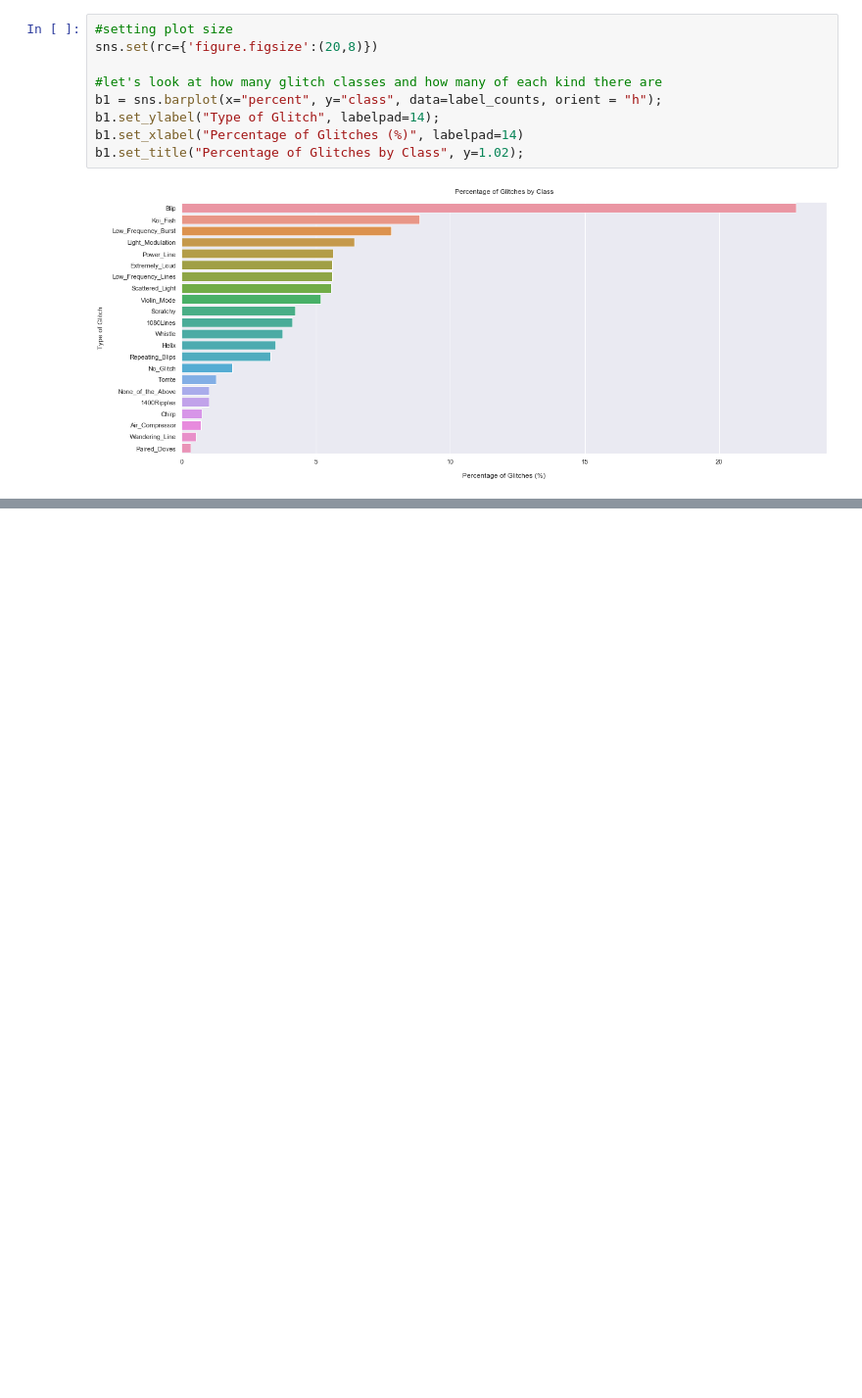
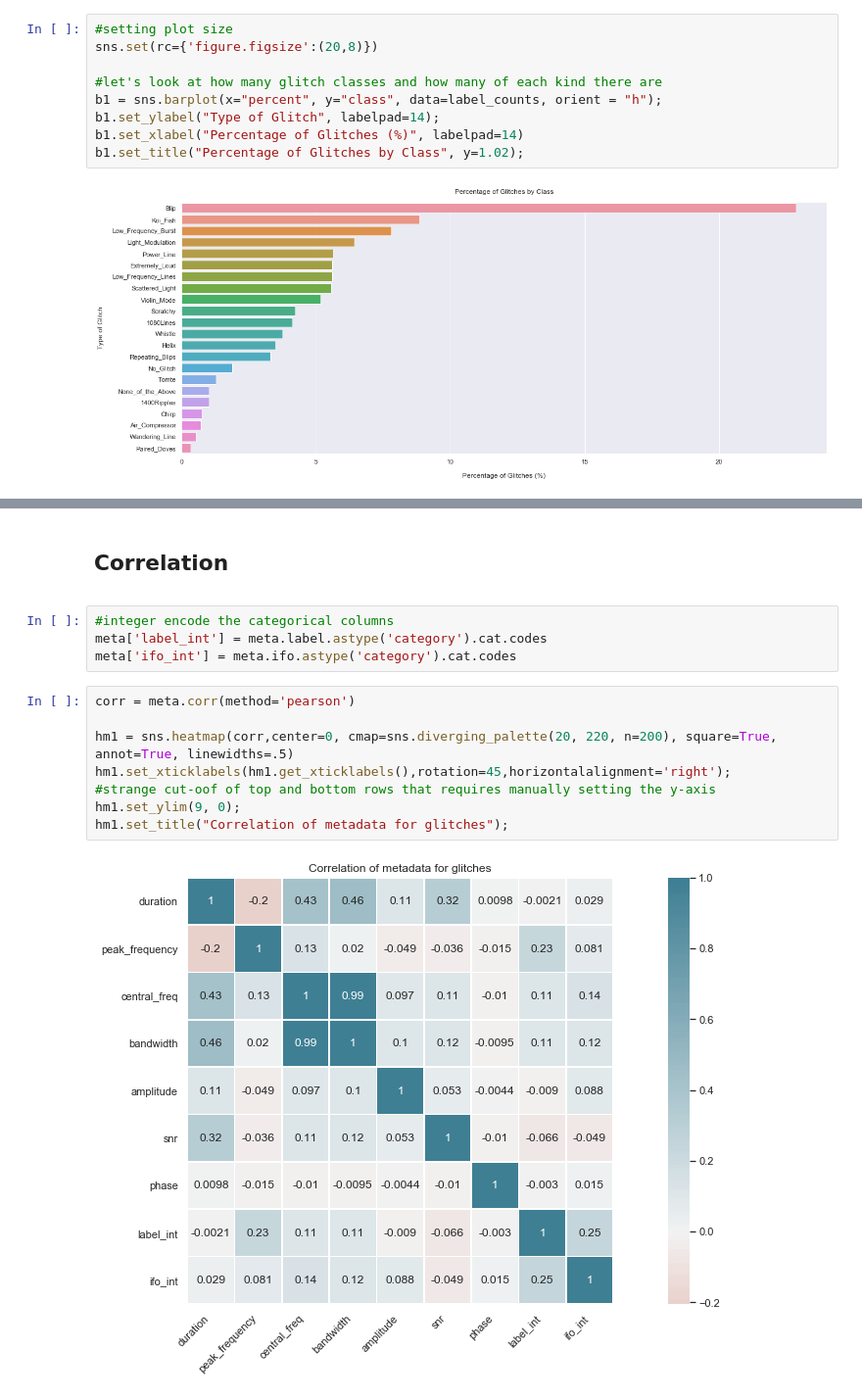
Before and after one commit to LuciaIllari/GSpy_glitch_classification, a Jupyter notebook: glitch_class_ver1.ipynb, the cells around one changed output, grey strips where cells are left out. Shown at 98% size. Drawn from its saved outputs; the diff is of its cells as text; blank space fills up the shorter version.

```diff
--- a/glitch_class_ver1.ipynb
+++ b/glitch_class_ver1.ipynb
@@ -118,0 +217,17 @@ plt.imshow(rand_img);
+# %% [markdown]
+## Correlation
+<a id = "corr"></a>
+# %%
+#integer encode the categorical columns
+meta['label_int'] = meta.label.astype('category').cat.codes
+meta['ifo_int'] = meta.ifo.astype('category').cat.codes
+# %%
+corr = meta.corr(method='pearson')
+
+hm1 = sns.heatmap(corr,center=0, cmap=sns.diverging_palette(20, 220, n=200), square=True, annot=True, linewidths=.5)
+hm1.set_xticklabels(hm1.get_xticklabels(),rotation=45,horizontalalignment='right');
+#strange cut-oof of top and bottom rows that requires manually setting the y-axis
+hm1.set_ylim(9, 0);
+hm1.set_title("Correlation of metadata for glitches");
+# %% [output]
+[figure, added]
```
Also changed, not shown: parts of 19 cells of this notebook.
